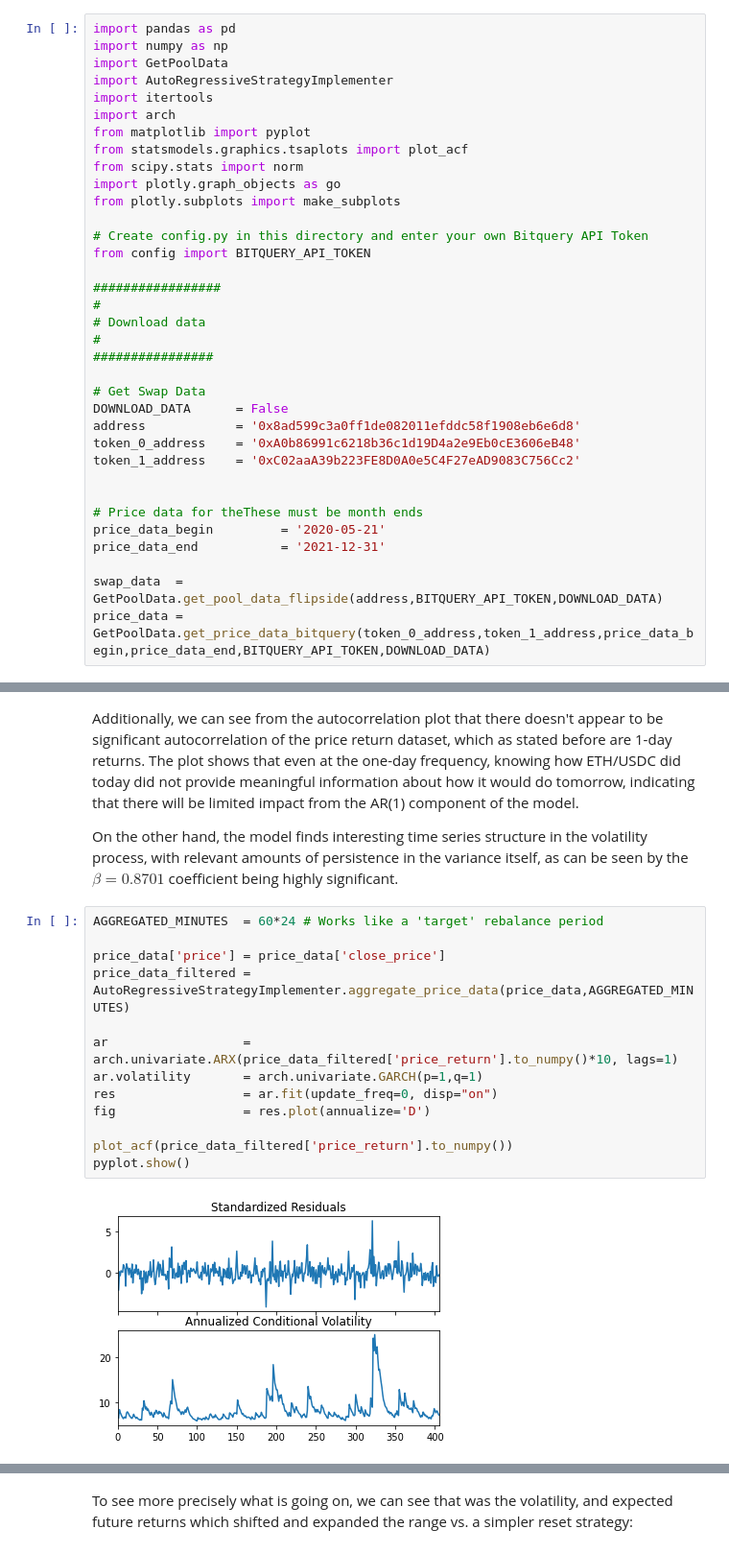
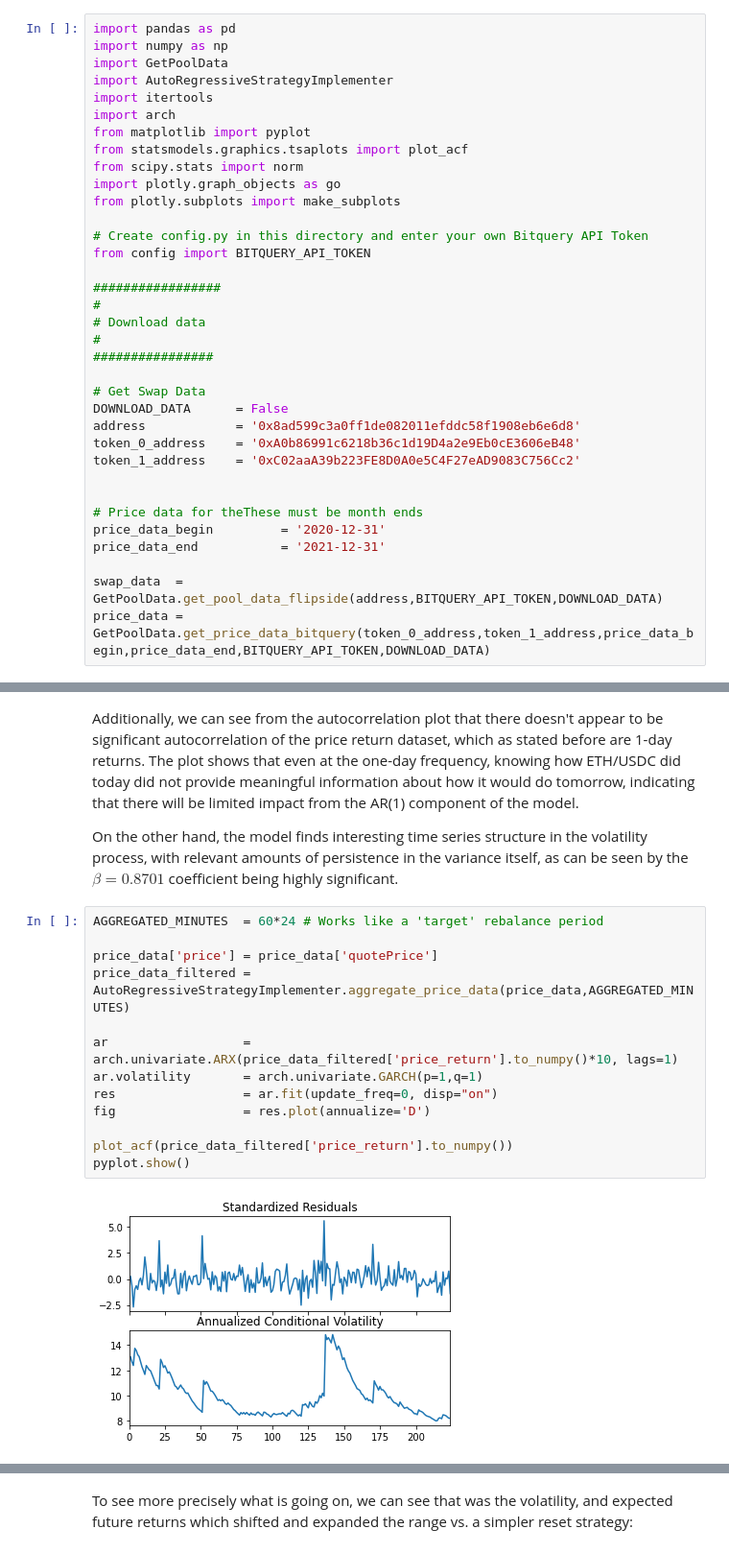
Before and after one commit to ricardgardella/active-strategy-framework, a Jupyter notebook: AutoRegressiveStrategy.ipynb, the cells around one changed output, grey strips where cells are left out. Shown at 96% size. Saved outputs shown, nothing was run; the diff lists cells and outputs as text.

Commit message:
update pool data pool reduce size

```diff
--- a/AutoRegressiveStrategy.ipynb
+++ b/AutoRegressiveStrategy.ipynb
@@ -43,7 +43,7 @@ token_1_address    = '0xC02aaA39b223FE8D0A0e5C4F27eAD9083C756Cc2'
 
 
 # Price data for theThese must be month ends
-price_data_begin         = '2020-05-21'
+price_data_begin         = '2020-12-31'
 price_data_end           = '2021-12-31'
 
 swap_data  = GetPoolData.get_pool_data_flipside(address,BITQUERY_API_TOKEN,DOWNLOAD_DATA)
@@ -61,15 +61,15 @@ On the other hand, the model finds interesting time series structure in the vola
 # %%
 AGGREGATED_MINUTES  = 60*24 # Works like a 'target' rebalance period
 
-price_data['price'] = price_data['close_price']
+price_data['price'] = price_data['quotePrice']
 price_data_filtered = AutoRegressiveStrategyImplementer.aggregate_price_data(price_data,AGGREGATED_MINUTES)
 
 ar                  = arch.univariate.ARX(price_data_filtered['price_return'].to_numpy()*10, lags=1)
 ar.volatility       = arch.univariate.GARCH(p=1,q=1)
 res                 = ar.fit(update_freq=0, disp="on")
 fig                 = res.plot(annualize='D')
 
 plot_acf(price_data_filtered['price_return'].to_numpy())
 pyplot.show()
 # %% [output]
-[figure, old version]
+[figure, new version]
```
Also changed, not shown: parts of 15 cells of this notebook, 7 other files.
